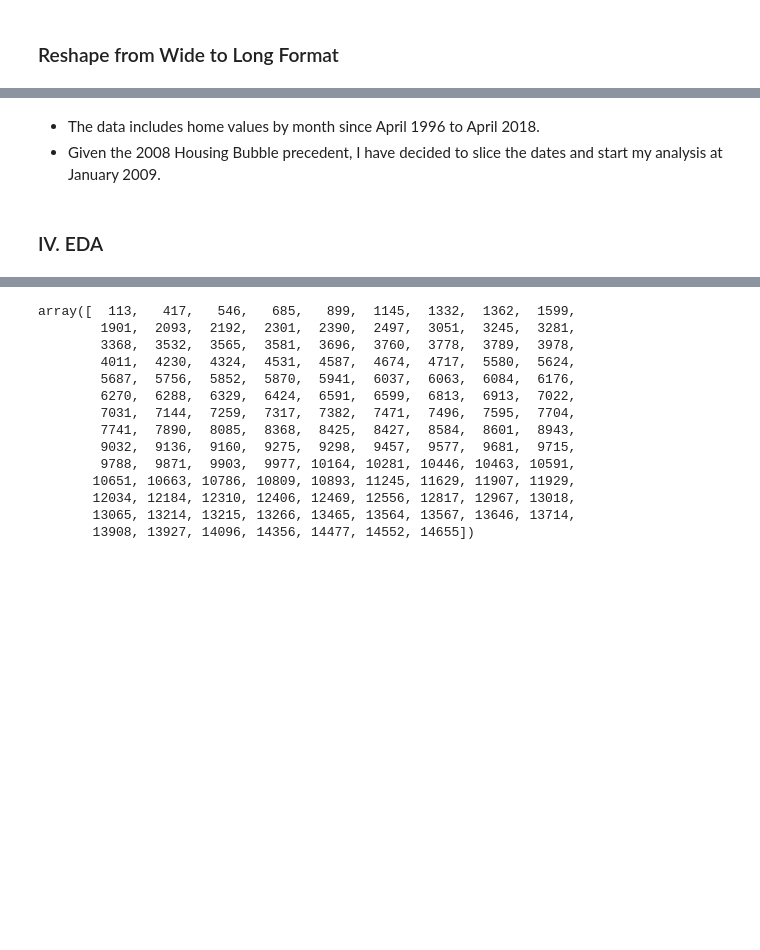
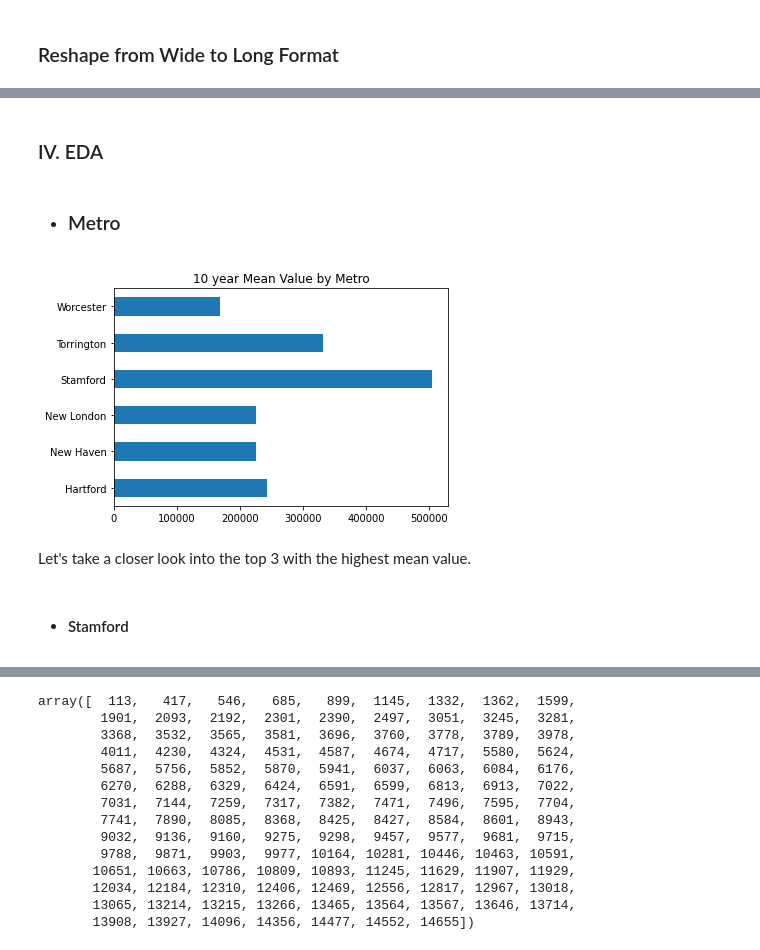
Before and after one commit to adcm2292/dsc-phase-4-project, a Jupyter notebook: 1 notebook.ipynb, the cells around one changed output, grey strips where cells are left out. Cells and saved outputs as stored; diff of their text form; code cells hidden in the pictures; blank space fills up the shorter version.

```diff
--- a/1 notebook.ipynb
+++ b/1 notebook.ipynb
@@ -171,3 +191,0 @@ DatetimeIndex(['1996-04-01', '1996-04-01', '1996-04-01', '1996-04-01',
-# %% [markdown]
-* The data includes home values by month since April 1996 to April 2018.
-* Given the 2008 Housing Bubble precedent, I have decided to slice the dates and start my analysis at January 2009.
@@ -176,2 +192,16 @@ melted_df = melted_df['2008-01-01':'2018-04-01']
 # %% [markdown]
 ### IV. EDA
+# %% [markdown]
+* ### Metro
+# %%
+metro_grp = melted_df.groupby('Metro').value.mean()
+metro_grp.plot.barh()
+plt.title('10 year Mean Value by Metro')
+plt.ylabel('')
+plt.show()
+# %% [output]
+[figure, added]
+# %% [markdown]
+Let's take a closer look into the top 3 with the highest mean value.
+# %% [markdown]
+ * #### Stamford
```
Also changed, not shown: parts of 57 cells of this notebook.
